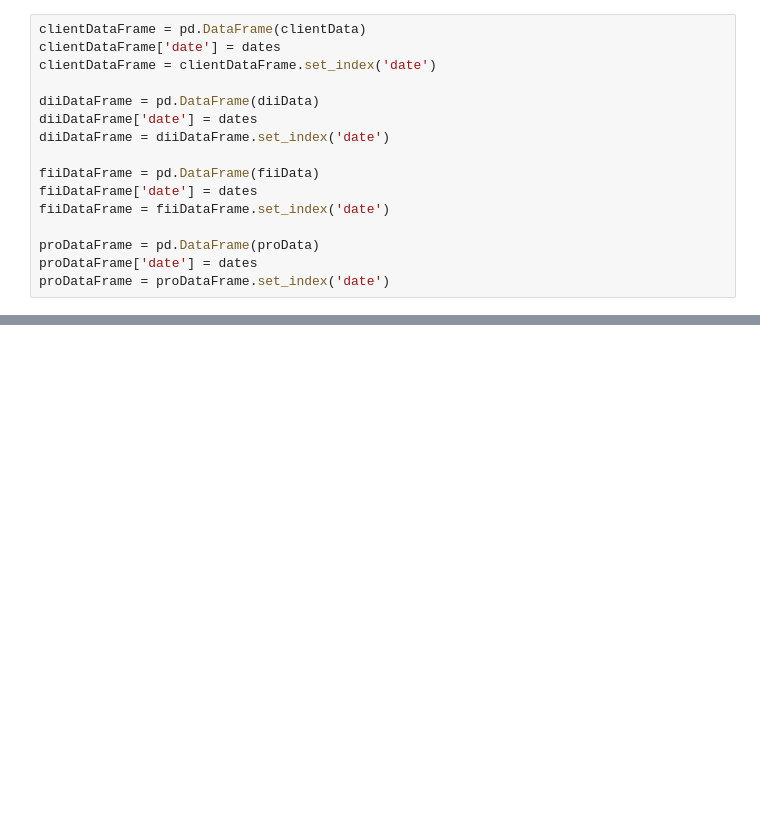
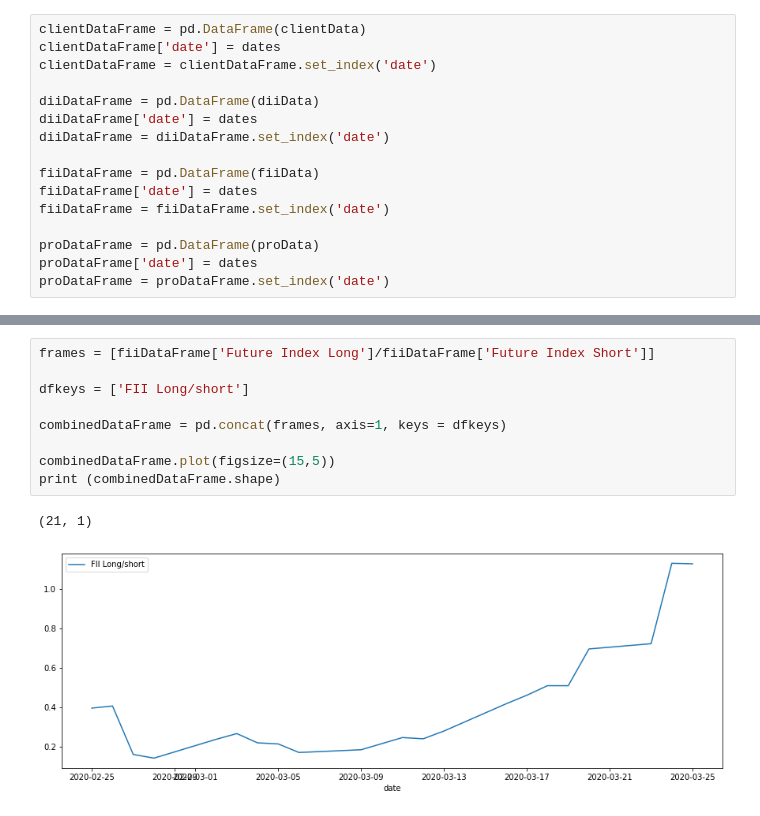
Before and after one commit to sunny88mittal/StockMarket, a Jupyter notebook: Participant Wise Open Interest Analyzer.ipynb, the cells around one changed output, grey strips where cells are left out. Drawn from its saved outputs; the diff is of its cells as text; blank space fills up the shorter version.

```diff
--- a/Participant Wise Open Interest Analyzer.ipynb
+++ b/Participant Wise Open Interest Analyzer.ipynb
@@ -82,0 +97,12 @@ print (combinedDataFrame.shape)
+# %%
+frames = [fiiDataFrame['Future Index Long']/fiiDataFrame['Future Index Short']]
+
+dfkeys = ['FII Long/short']
+
+combinedDataFrame = pd.concat(frames, axis=1, keys = dfkeys)
+
+combinedDataFrame.plot(figsize=(15,5))
+print (combinedDataFrame.shape)
+# %% [output]
+(21, 1)
+[figure, added]
```
Also changed, not shown: parts of 5 cells of this notebook.
